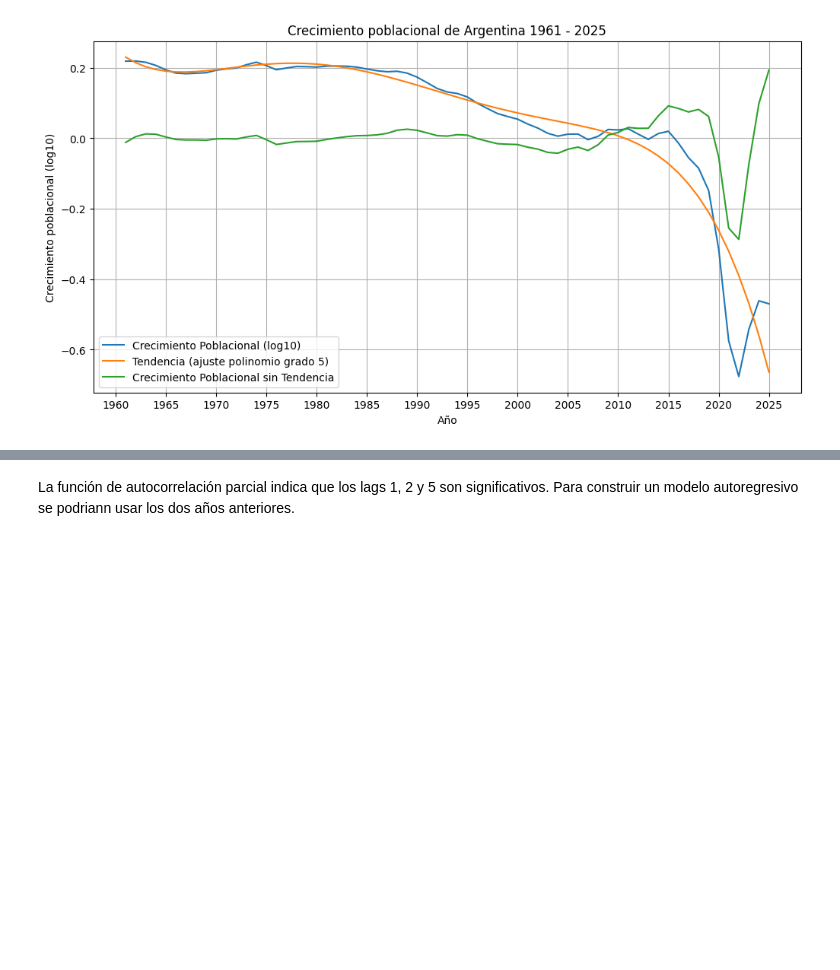
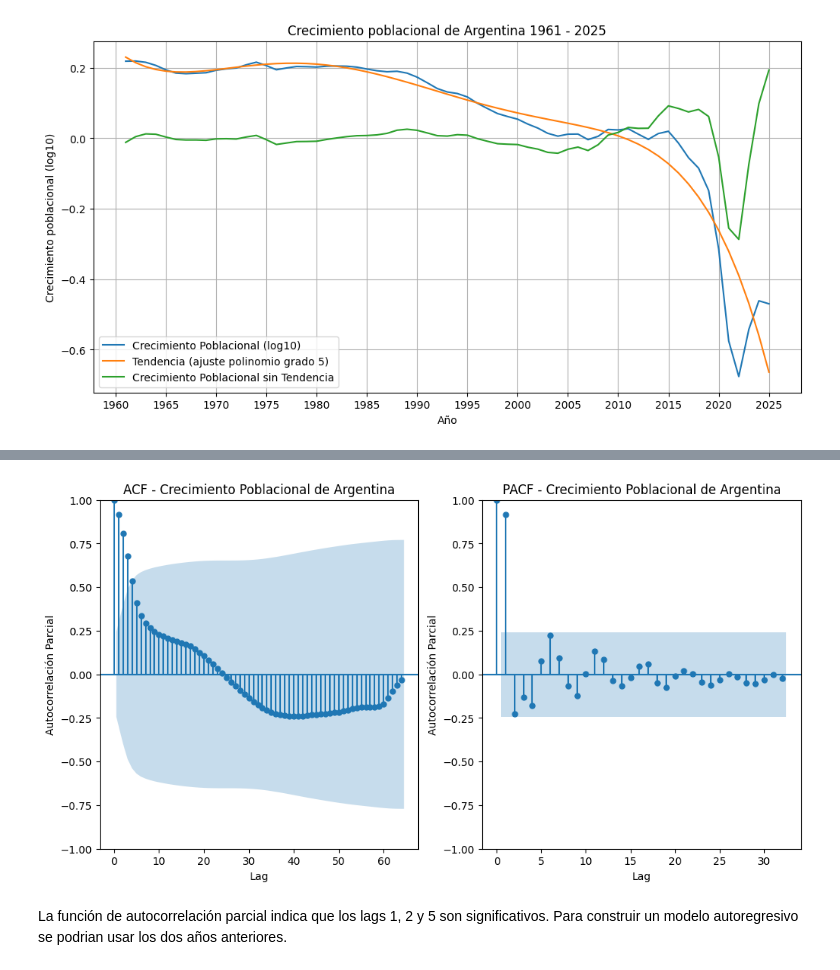
Before and after one commit to nadiasantillan/ucle-data, a Jupyter notebook: poblacion/analisis.ipynb, the cells around one changed output, grey strips where cells are left out. Saved outputs shown, nothing was run; the diff lists cells and outputs as text; code cells hidden in the pictures; blank space fills up the shorter version.

```diff
--- a/poblacion/analisis.ipynb
+++ b/poblacion/analisis.ipynb
@@ -161,3 +169,19 @@ plt.show()
+# %%
+fig, axes = plt.subplots(1, 2, figsize=(12, 6))
+
+sm.graphics.tsa.plot_acf(series["crecimiento_anual_log"], lags=len(series["crecimiento_anual_log"])-1, ax=axes[0])
+sm.graphics.tsa.plot_pacf(series["crecimiento_anual_log"], lags=32, ax=axes[1])
+
+axes[0].set_ylabel("Autocorrelación Parcial")
+axes[0].set_title("ACF - Crecimiento Poblacional de Argentina")
+axes[0].set_xlabel("Lag")
+axes[1].set_ylabel("Autocorrelación Parcial")
+axes[1].set_title("PACF - Crecimiento Poblacional de Argentina")
+axes[1].set_xlabel("Lag")
+
+plt.show()
+# %% [output]
+[figure, added]
 # %% [markdown]
 La función de autocorrelación parcial indica que los lags 1, 2 y 5 son significativos. Para construir un modelo autoregresivo
-se podriann usar los dos años anteriores.
+se podrian usar los dos años anteriores.
```
Also changed, not shown: parts of 11 cells of this notebook.
